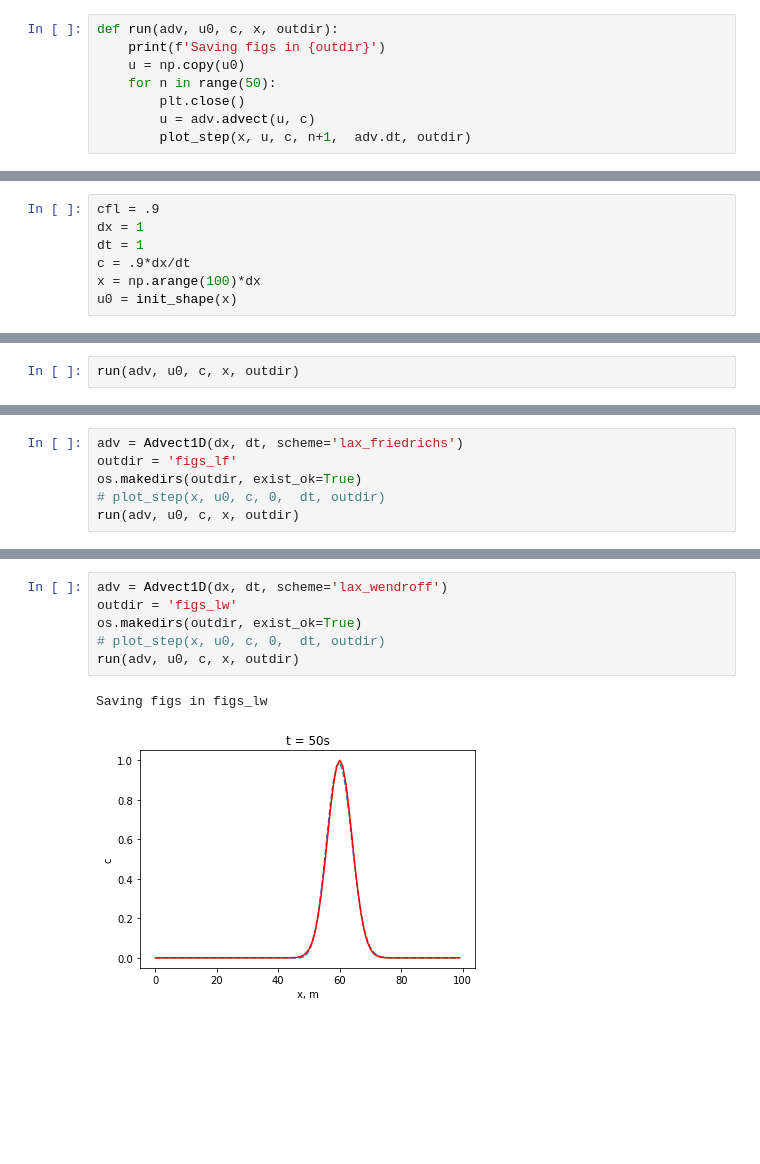
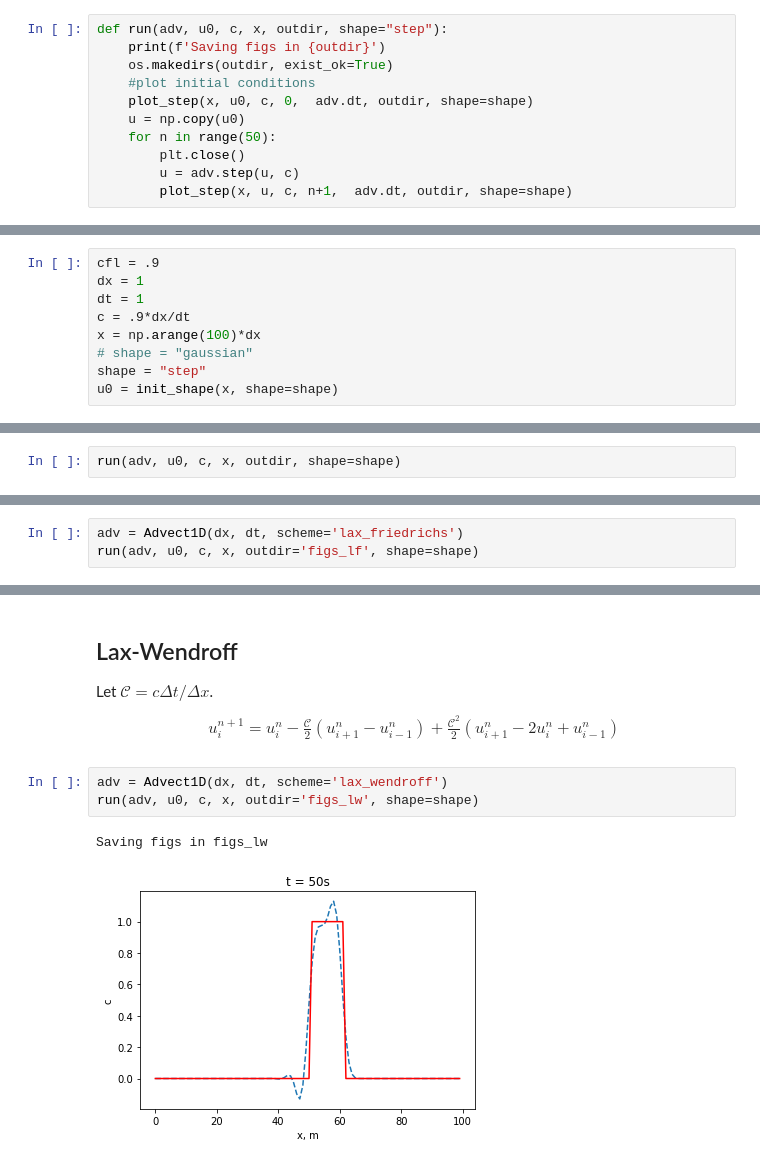
Before and after one commit to tdcwilliams/pywave, a Jupyter notebook: notebooks/energy_transport/advection.ipynb, the cells around one changed output, grey strips where cells are left out. Saved outputs shown, nothing was run; the diff lists cells and outputs as text; blank space fills up the shorter version.

Commit message:
update advection notebook

```diff
--- a/notebooks/energy_transport/advection.ipynb
+++ b/notebooks/energy_transport/advection.ipynb
@@ -243,9 +18,12 @@ def init_shape(x):
 # %%
-def run(adv, u0, c, x, outdir):
+def run(adv, u0, c, x, outdir, shape="step"):
     print(f'Saving figs in {outdir}')
+    os.makedirs(outdir, exist_ok=True)
+    #plot initial conditions
+    plot_step(x, u0, c, 0,  adv.dt, outdir, shape=shape)
     u = np.copy(u0)
     for n in range(50):
         plt.close()
-        u = adv.advect(u, c)
-        plot_step(x, u, c, n+1,  adv.dt, outdir)
+        u = adv.step(u, c)
+        plot_step(x, u, c, n+1,  adv.dt, outdir, shape=shape)
 # %%
@@ -268,4 +45,6 @@ dx = 1
 dt = 1
 c = .9*dx/dt
 x = np.arange(100)*dx
-u0 = init_shape(x)
+# shape = "gaussian"
+shape = "step"
+u0 = init_shape(x, shape=shape)
@@ -279,4 +65,4 @@ plot_step(x, u0, c, 0,  dt, outdir)
 # %%
-run(adv, u0, c, x, outdir)
+run(adv, u0, c, x, outdir, shape=shape)
 # %% [output]
 Saving figs in figs_fou
@@ -284,8 +70,5 @@ Saving figs in figs_fou
 # %%
 adv = Advect1D(dx, dt, scheme='lax_friedrichs')
-outdir = 'figs_lf'
-os.makedirs(outdir, exist_ok=True)
-# plot_step(x, u0, c, 0,  dt, outdir)
-run(adv, u0, c, x, outdir)
+run(adv, u0, c, x, outdir='figs_lf', shape=shape)
 # %% [output]
 Saving figs in figs_lf
@@ -293,11 +76,18 @@ Saving figs in figs_lf
+# %% [markdown]
+## Lax-Wendroff
+Let $\mathcal{C}=c\Delta t/\Delta x$.
+\begin{align}
+u^{n+1}_i = u^{n}_i
+- \frac{\mathcal{C}}{2}
+\left(u^{n}_{i+1} - u^{n}_{i-1}\right)
++\frac{\mathcal{C}^2}{2}
+\left(u^{n}_{i+1} - 2u^{n}_{i} + u^{n}_{i-1}\right)
+\end{align}
 # %%
 adv = Advect1D(dx, dt, scheme='lax_wendroff')
-outdir = 'figs_lw'
-os.makedirs(outdir, exist_ok=True)
-# plot_step(x, u0, c, 0,  dt, outdir)
-run(adv, u0, c, x, outdir)
+run(adv, u0, c, x, outdir='figs_lw', shape=shape)
 # %% [output]
 Saving figs in figs_lw
-[figure, old version]
+[figure, new version]
 # %%
 adv = Advect1D(dx, dt, scheme='lax_wendroff', limiter='van_leer')
```
Also changed, not shown: parts of 12 cells of this notebook.
